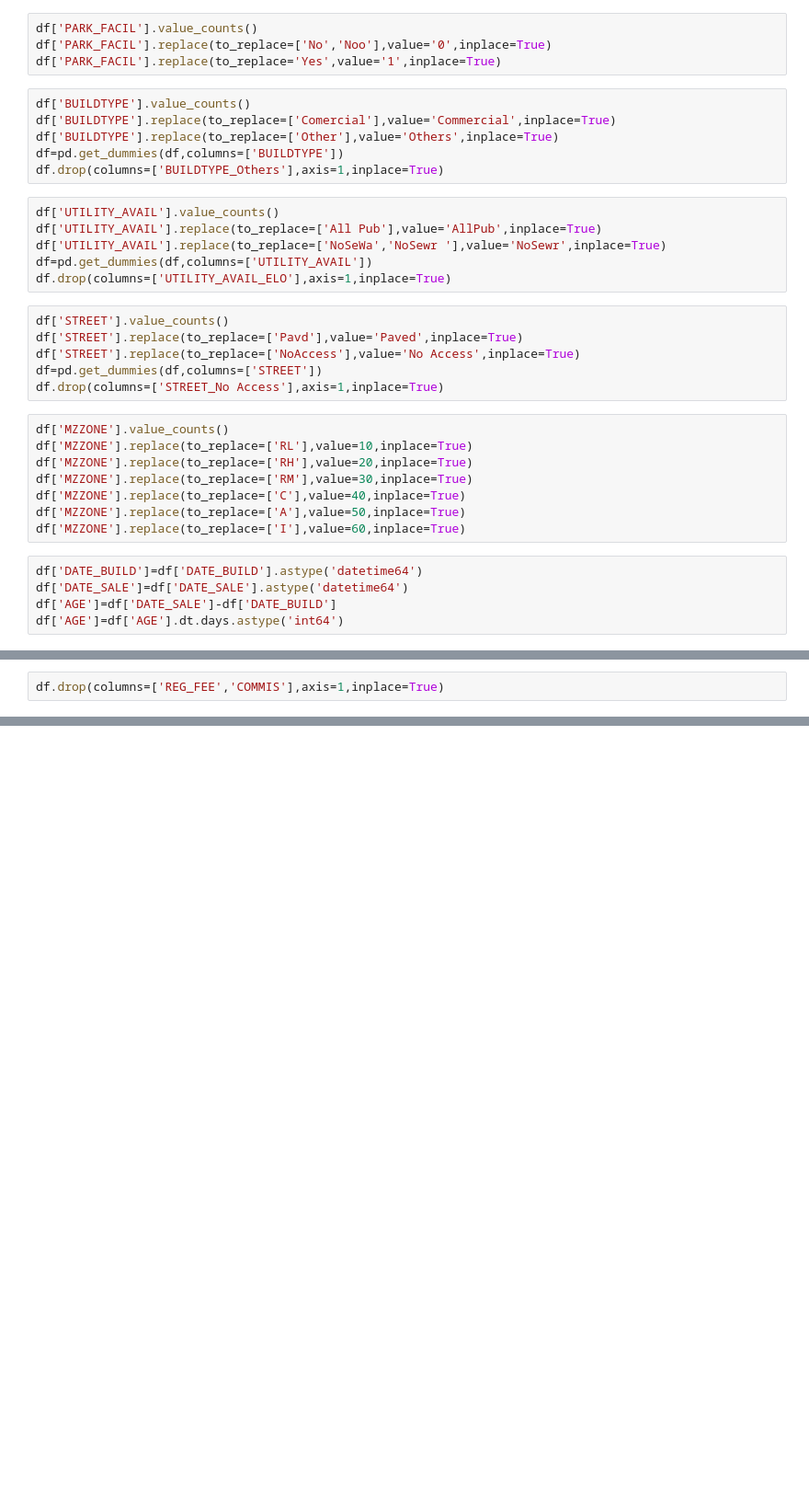
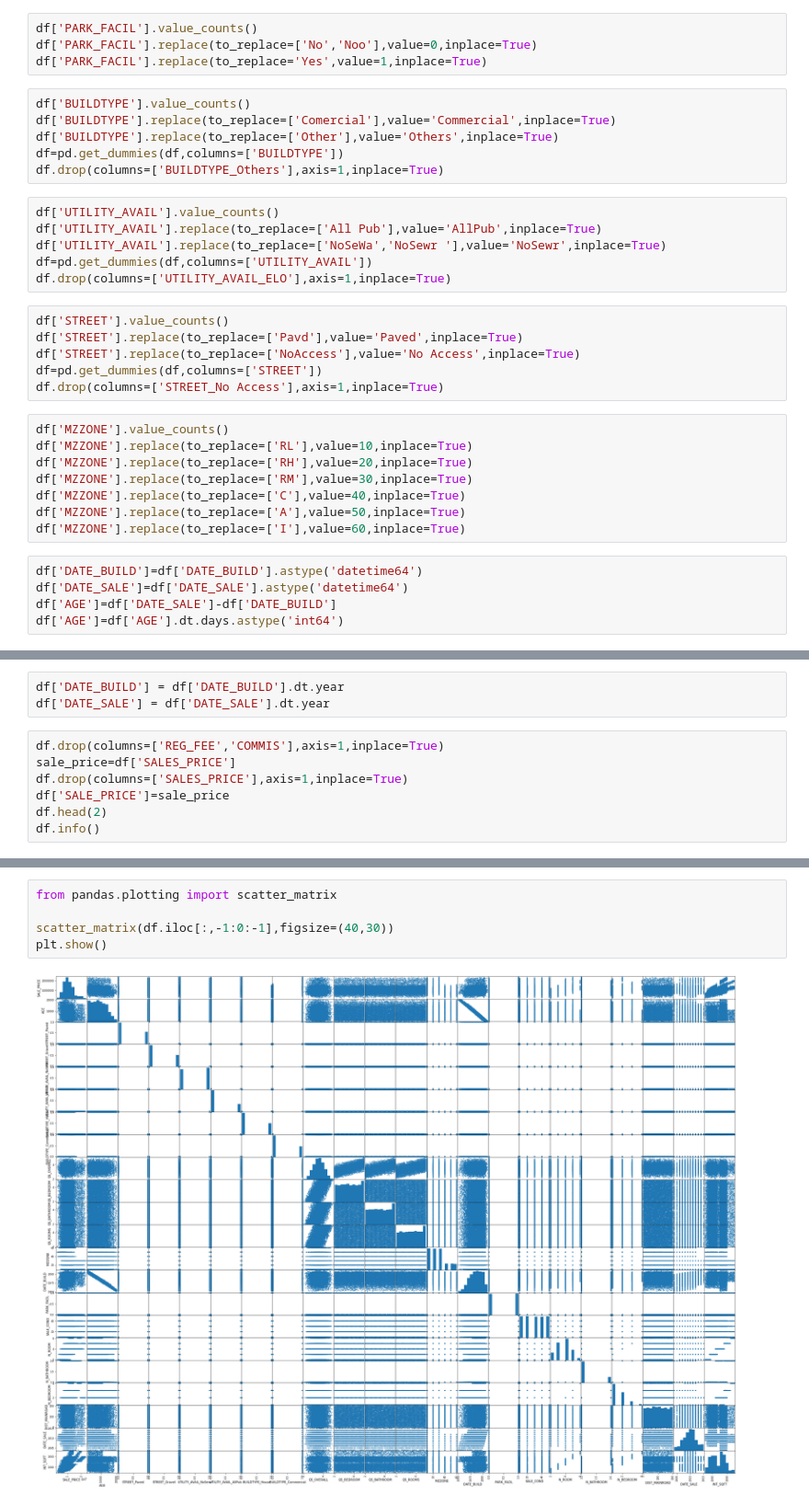
Before and after one commit to henselwilson/ChennaiHousePriceAnalysisAndPrediction, a Jupyter notebook: ChennaiHousePricePrediction.ipynb, the cells around one changed output, grey strips where cells are left out. Shown at 92% size. Saved outputs shown, nothing was run; the diff lists cells and outputs as text; blank space fills up the shorter version.

```diff
--- a/ChennaiHousePricePrediction.ipynb
+++ b/ChennaiHousePricePrediction.ipynb
@@ -136,8 +55,8 @@ df['SALE_COND'].replace(to_replace=['Family'],value=40,inplace=True)
 df['SALE_COND'].replace(to_replace=['Normal Sale'],value=50,inplace=True)
 # %%
 df['PARK_FACIL'].value_counts()
-df['PARK_FACIL'].replace(to_replace=['No','Noo'],value='0',inplace=True)
-df['PARK_FACIL'].replace(to_replace='Yes',value='1',inplace=True)
+df['PARK_FACIL'].replace(to_replace=['No','Noo'],value=0,inplace=True)
+df['PARK_FACIL'].replace(to_replace='Yes',value=1,inplace=True)
 # %%
 df['BUILDTYPE'].value_counts()
 df['BUILDTYPE'].replace(to_replace=['Comercial'],value='Commercial',inplace=True)
@@ -172,2 +93,10 @@ df['AGE']=df['AGE'].dt.days.astype('int64')
+# %%
+df['DATE_BUILD'] = df['DATE_BUILD'].dt.year
+df['DATE_SALE'] = df['DATE_SALE'].dt.year
 # %%
 df.drop(columns=['REG_FEE','COMMIS'],axis=1,inplace=True)
+sale_price=df['SALES_PRICE']
+df.drop(columns=['SALES_PRICE'],axis=1,inplace=True)
+df['SALE_PRICE']=sale_price
+df.head(2)
+df.info()
@@ -191,0 +112,7 @@ array([[30, 1004, Timestamp('2011-04-05 00:00:00'), 131, 1.0, 1.0, 3, 30,
+# %%
+from pandas.plotting import scatter_matrix
+
+scatter_matrix(df.iloc[:,-1:0:-1],figsize=(40,30))
+plt.show()
+# %% [output]
+[figure, added]
```
Also changed, not shown: parts of 28 cells of this notebook.
